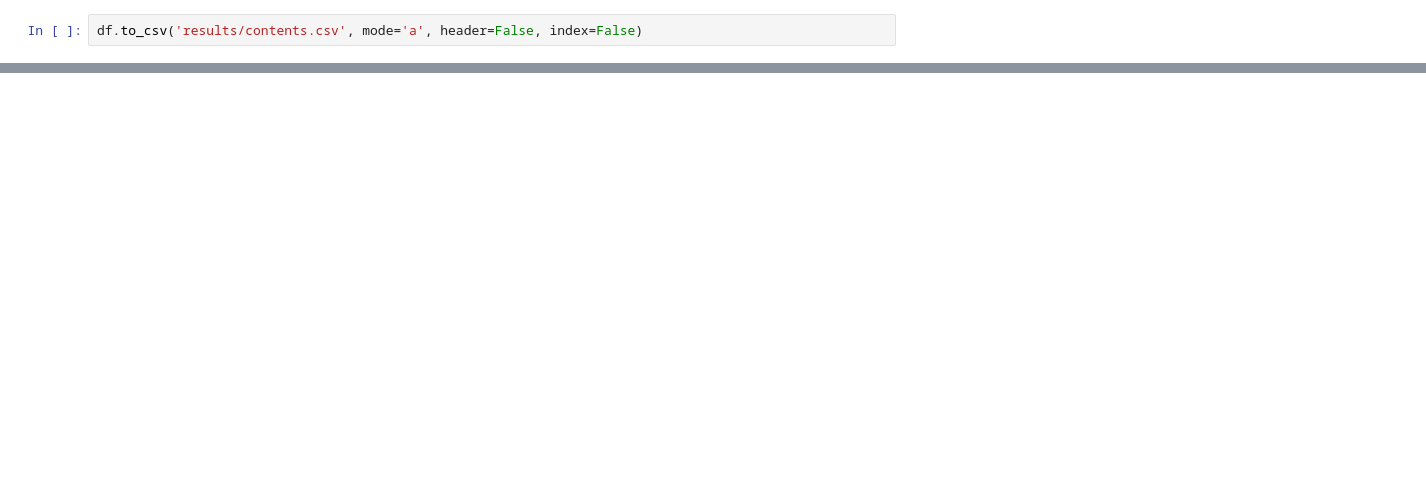
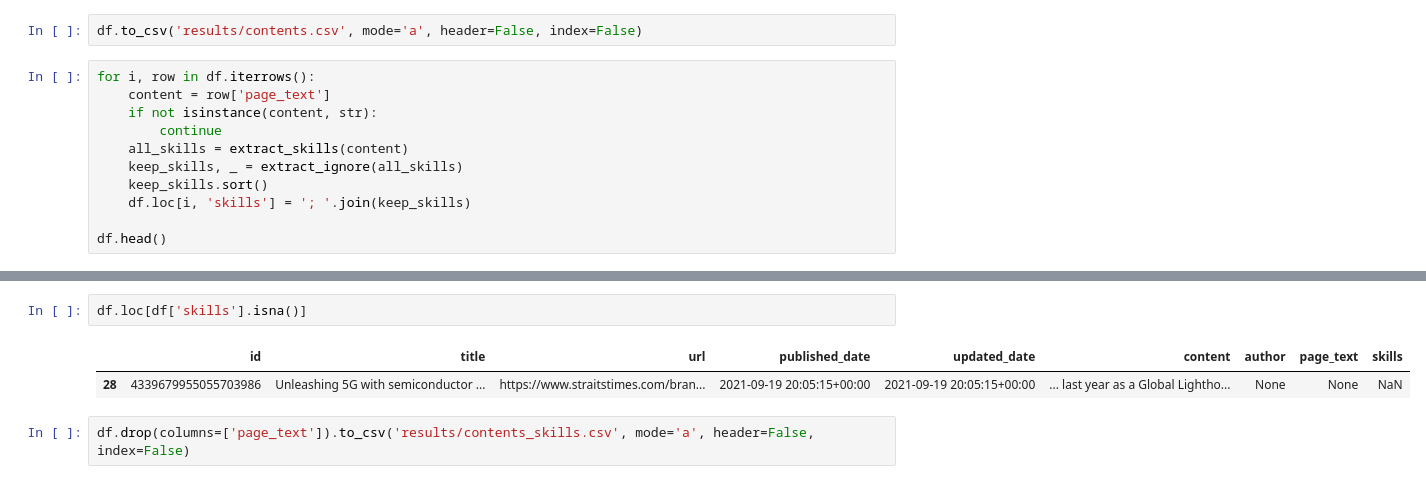
Before and after one commit to archonixm/python-web-scraper, a Jupyter notebook: Google Alerts Scrapper.ipynb, the cells around one changed output, grey strips where cells are left out. Drawn from its saved outputs; the diff is of its cells as text; blank space fills up the shorter version.

Commit message:
Update scraping and skill extraction flow

```diff
--- a/Google Alerts Scrapper.ipynb
+++ b/Google Alerts Scrapper.ipynb
@@ -136,2 +134,13 @@ df.loc[df['page_text'].isna()]
 # %%
 df.to_csv('results/contents.csv', mode='a', header=False, index=False)
+# %%
+for i, row in df.iterrows():
+    content = row['page_text']
+    if not isinstance(content, str):
+        continue
+    all_skills = extract_skills(content)
+    keep_skills, _ = extract_ignore(all_skills)
+    keep_skills.sort()
+    df.loc[i, 'skills'] = '; '.join(keep_skills)
+
+df.head()
@@ -137,0 +154,7 @@ df.to_csv('results/contents.csv', mode='a', header=False, index=False)
+# %%
+df.loc[df['skills'].isna()]
+# %% [output]
+|  | id | title | url | published_date | updated_date | content | author | page_text | skills |
+| 28 | 4339679955055703986 | Unleashing 5G with semiconductor ... | https://www.straitstimes.com/bran... | 2021-09-19 20:05:15+00:00 | 2021-09-19 20:05:15+00:00 | ... last year as a Global Lightho... | None | None | NaN |
+# %%
+df.drop(columns=['page_text']).to_csv('results/contents_skills.csv', mode='a', header=False, index=False)
```
Also changed, not shown: parts of 7 cells of this notebook, 3 other files.
